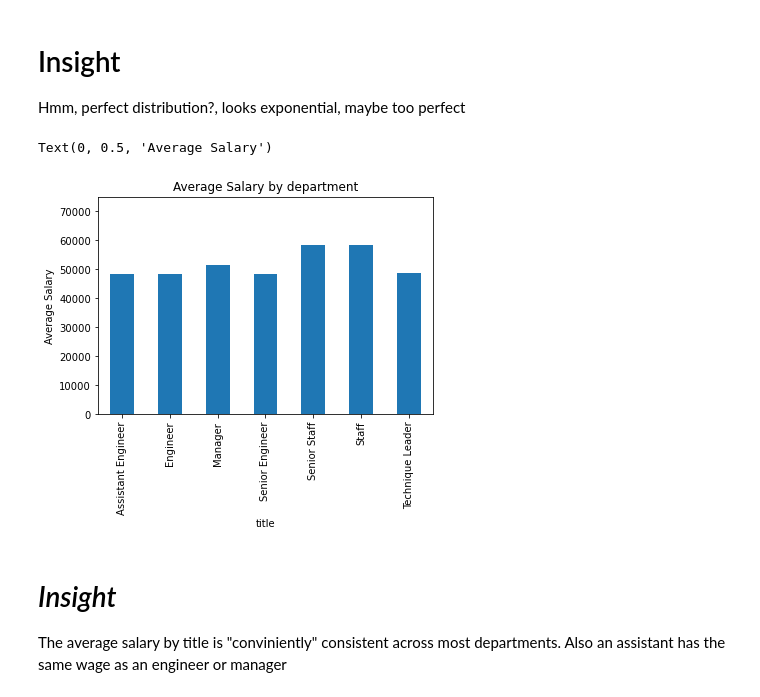
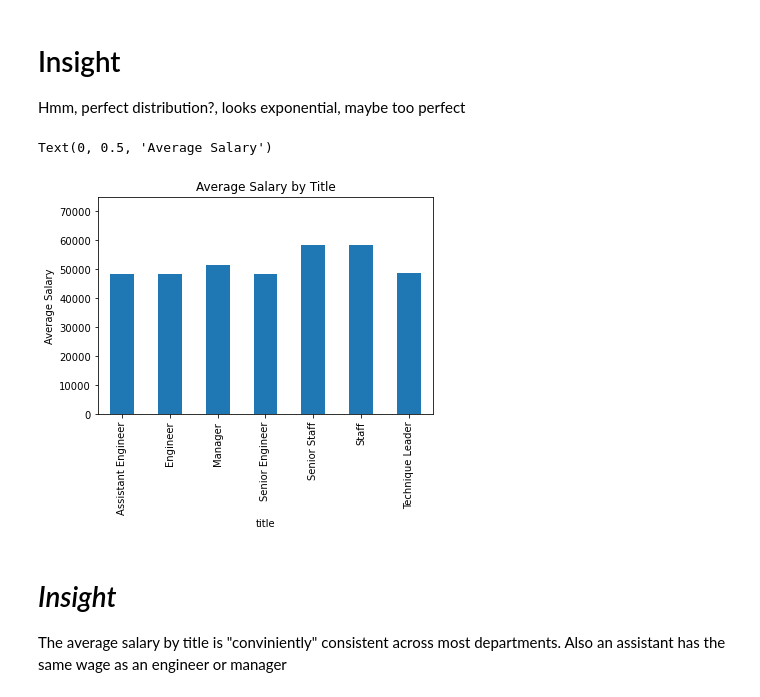
Before and after one commit to JuanjoFernandez/sql-challenge, a Jupyter notebook: suspicions.ipynb, the cells around one changed output. Drawn from its saved outputs; the diff is of its cells as text; code cells hidden in the pictures.

Commit message:
Fixes typo in plot

```diff
--- a/suspicions.ipynb
+++ b/suspicions.ipynb
@@ -66,24 +66,24 @@ Hmm, perfect distribution?, looks exponential, maybe too perfect
 # %%
 # Finding average salary by department
 
 # Query is tested in pgAdmin and located in the queries.sql file
 avg_salary = pd.read_sql("""select employees.emp_no, titles.title , salaries.salary
 from employees
 	inner join titles on
 	employees.emp_title_id = titles.title_id
 	inner join salaries on
 	salaries.emp_no = employees.emp_no;
 """, conn)
 avg_salary = avg_salary.groupby('title').mean()
 avg_salary = avg_salary['salary']
 
 # Making a bar chart
 
-avg_salary.plot(kind='bar', title='Average Salary by department', ylim=[0,75000], legend = False)
+avg_salary.plot(kind='bar', title='Average Salary by Title', ylim=[0,75000], legend = False)
 plt.pyplot.ylabel('Average Salary')
 # %% [output]
 Text(0, 0.5, 'Average Salary')
-[figure, old version]
+[figure, new version]
 # %% [markdown]
 # *Insight*
 
```
